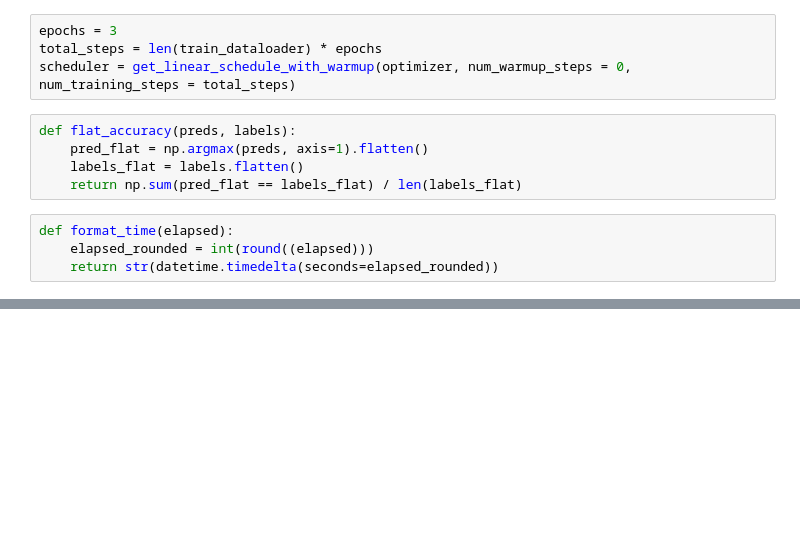
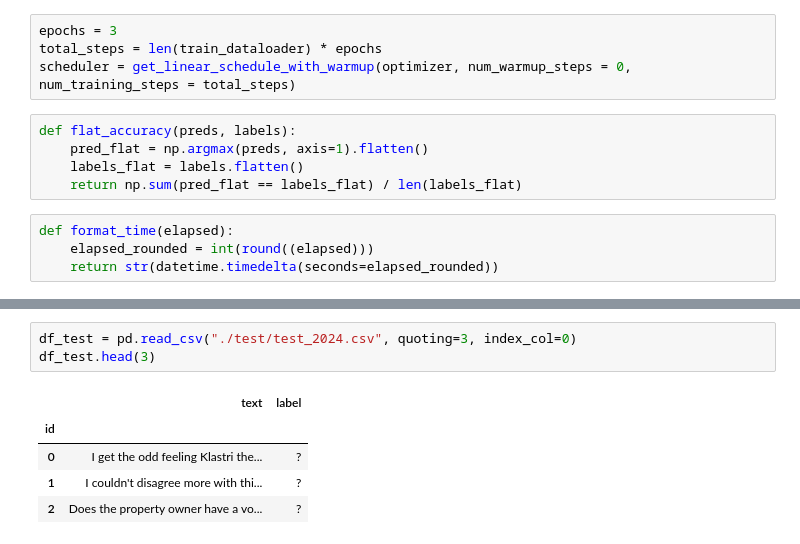
Before and after one commit to herman72/nlp_proj, a Jupyter notebook: BERT_binary_classification.ipynb, the cells around one changed output, grey strips where cells are left out. Cells and saved outputs as stored; diff of their text form; blank space fills up the shorter version.

```diff
--- a/BERT_binary_classification.ipynb
+++ b/BERT_binary_classification.ipynb
@@ -578,0 +629,9 @@ Training complete!
+# %%
+df_test = pd.read_csv("./test/test_2024.csv", quoting=3, index_col=0)
+df_test.head(3)
+# %% [output]
+|  | text | label |
+| id |  |  |
+| 0 | I get the odd feeling Klastri the... | ? |
+| 1 | I couldn't disagree more with thi... | ? |
+| 2 | Does the property owner have a vo... | ? |
```
Also changed, not shown: parts of 36 cells of this notebook.
